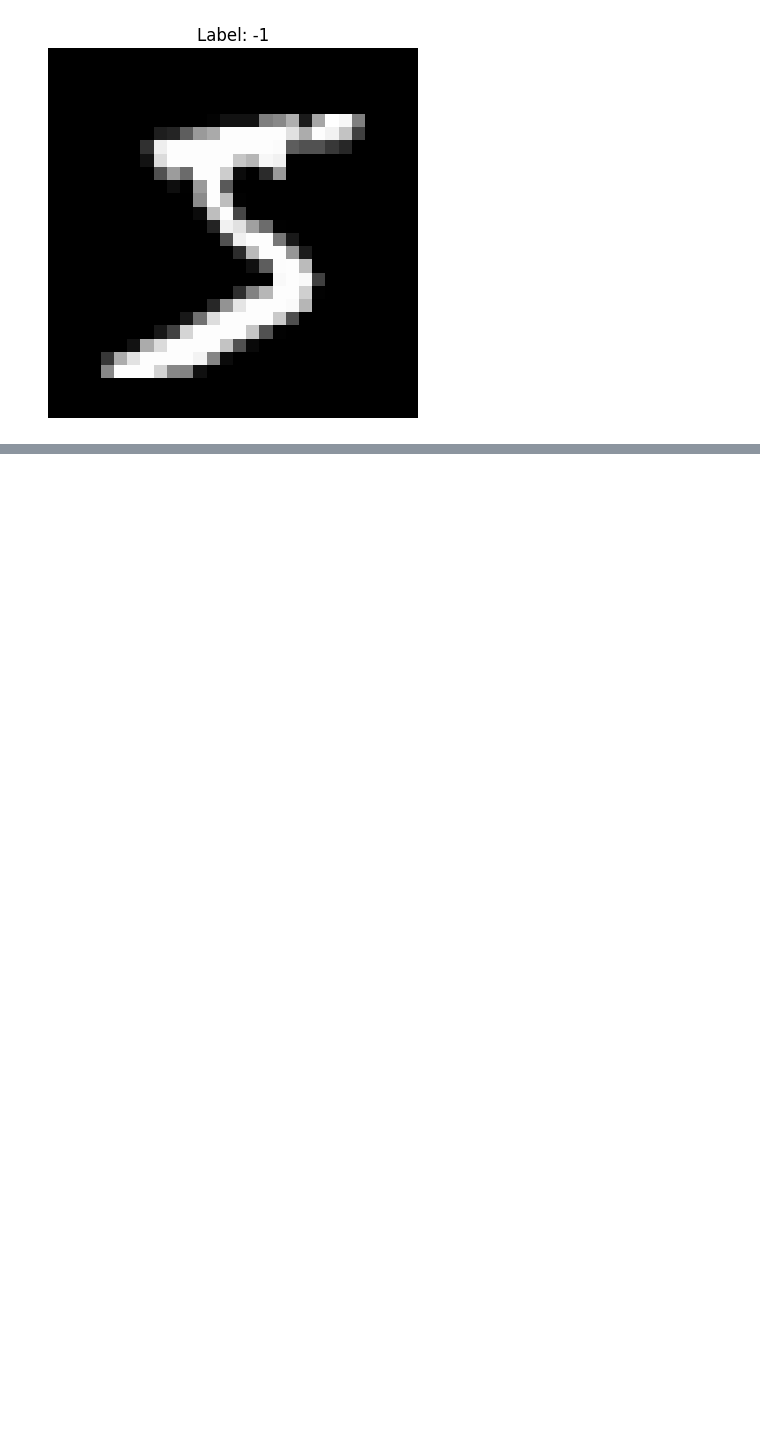
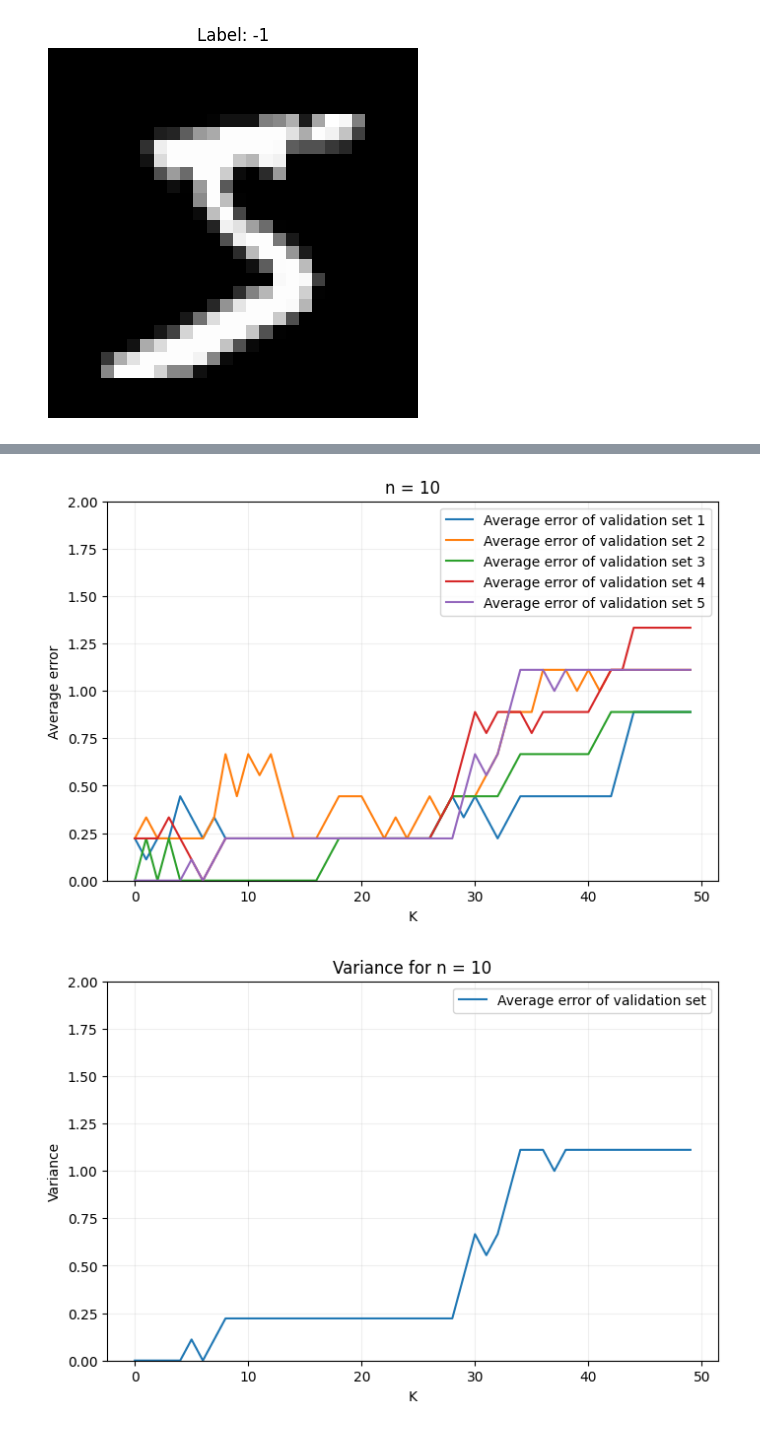
Before and after one commit to SchnitzelBeef/MLA, a Jupyter notebook: HA1/mla_a1.ipynb, the cells around one changed output, grey strips where cells are left out. Drawn from its saved outputs; the diff is of its cells as text; code cells hidden in the pictures; blank space fills up the shorter version.

```diff
--- a/HA1/mla_a1.ipynb
+++ b/HA1/mla_a1.ipynb
@@ -80,0 +56,67 @@ n: 1826
+# %%
+m = 50
+
+n = 80
+
+
+training_data = data_matrix[:m]
+training_labels = indicator_labels[:m]
+
+# testing_data = data_matrix[m+1:m+n+1]
+# testing_labels = indicator_labels[m+1:m+n+1]
+
+# print(knn(training_data, training_labels, testing_data, testing_labels))
+
+
+def validation(data, labels, i, m, n):
+    validation_data = data[m + (i - 1) * n + 1 : m + i * n]
+    validation_labels = labels[m + (i - 1) * n + 1 : m + i * n]
+    return knn(training_data, training_labels, validation_data, validation_labels)
+
+def experiment(data, labels, n):
+    x = np.arange(0, m, 1)
+    Y = list(map(lambda i : validation(data, labels, i, m, n), range(1, 6)))
+
+
+    # Initialise figure (fig) and axis (ax)
+    fig, ax = plt.subplots(figsize=(8,5))
+
+    # Plot in axis, add label to data
+    for i, y in enumerate(Y):
+        ax.plot(x, y, label=f'Average error of validation set {i+1}') # (*)
+
+    # Meta data
+    ax.set_xlabel('K')
+    ax.set_ylabel('Average error')
+    ax.set_title(f'n = {n}')
+    ax.grid(alpha=0.2)
+    ax.set_ylim(0,2)
+    ax.legend()
+    plt.show()
+
+    # Save plot to some local path
+    # fig.savefig('validation_err.png')
+
+    # Variance:
+    variance = np.var(np.transpose(Y), 1)
+
+    # Initialise figure (fig) and axis (ax)
+    fig, ax1 = plt.subplots(figsize=(8,5))
+
+    # Plot in axis, add label to data
+    ax1.plot(x, y, label='Average error of validation set') # (*)
+
+    # Meta data
+    ax1.set_xlabel('K')
+    ax1.set_ylabel('Variance')
+    ax1.set_title(f'Variance for n = {n}')
+    ax1.grid(alpha=0.2)
+    ax1.set_ylim(0,2)
+    ax1.legend()
+    plt.show()
+
+for n in [10, 20, 40, 80]:
+    experiment(data_matrix, indicator_labels, n)
+# %% [output]
+[figure, added]
+[figure, added]
```
Also changed, not shown: parts of 3 cells of this notebook.
